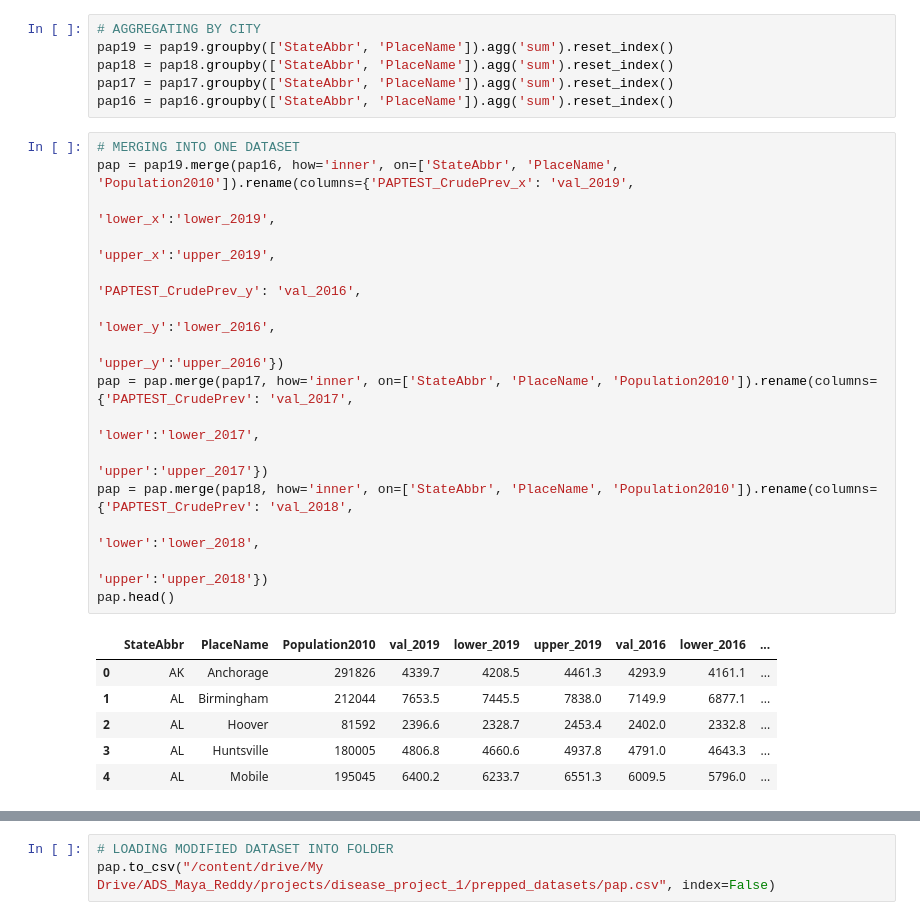
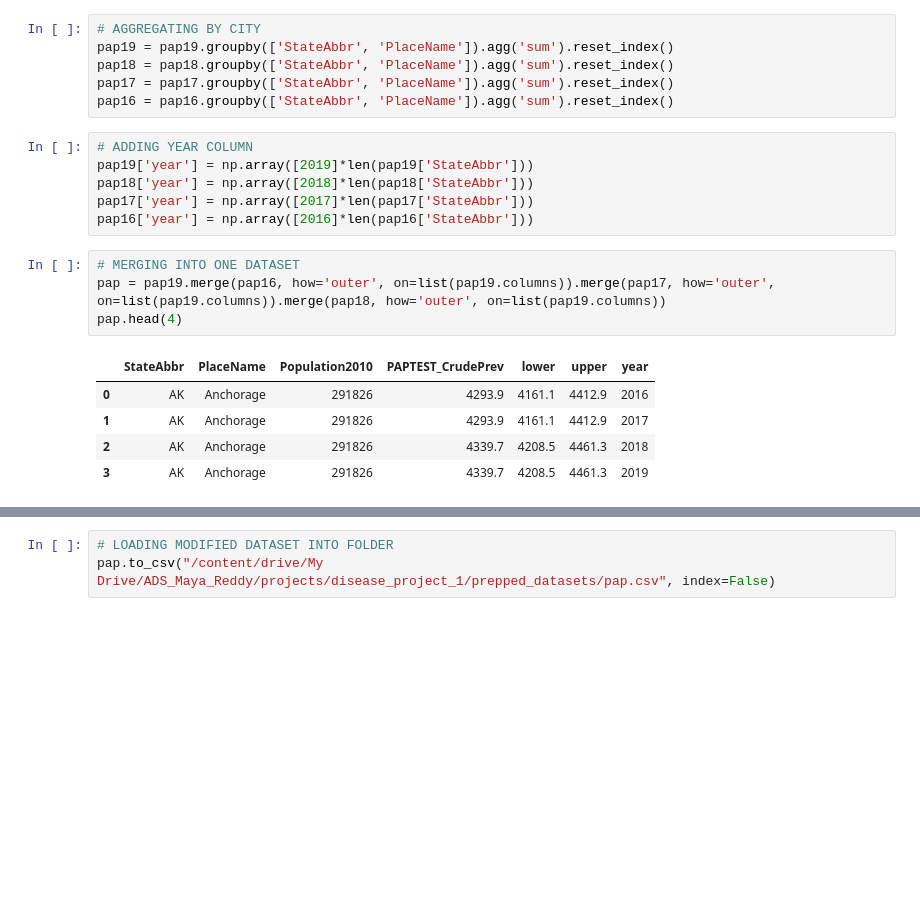
Before and after one commit to maya-papaya/ads1-cervical-cancer-analysis, a Jupyter notebook: Data Cleaning & Preprocessing (2).ipynb, the cells around one changed output, grey strips where cells are left out. Drawn from its saved outputs; the diff is of its cells as text; blank space fills up the shorter version.

```diff
--- a/Data Cleaning & Preprocessing (2).ipynb
+++ b/Data Cleaning & Preprocessing (2).ipynb
@@ -159,28 +159,22 @@ pap19 = pap19.groupby(['StateAbbr', 'PlaceName']).agg('sum').reset_index()
 pap18 = pap18.groupby(['StateAbbr', 'PlaceName']).agg('sum').reset_index()
 pap17 = pap17.groupby(['StateAbbr', 'PlaceName']).agg('sum').reset_index()
 pap16 = pap16.groupby(['StateAbbr', 'PlaceName']).agg('sum').reset_index()
+# %%
+# ADDING YEAR COLUMN
+pap19['year'] = np.array([2019]*len(pap19['StateAbbr']))
+pap18['year'] = np.array([2018]*len(pap18['StateAbbr']))
+pap17['year'] = np.array([2017]*len(pap17['StateAbbr']))
+pap16['year'] = np.array([2016]*len(pap16['StateAbbr']))
 # %%
 # MERGING INTO ONE DATASET
-pap = pap19.merge(pap16, how='inner', on=['StateAbbr', 'PlaceName', 'Population2010']).rename(columns={'PAPTEST_CrudePrev_x': 'val_2019',
-                                                                                              'lower_x':'lower_2019',
-                                                                                              'upper_x':'upper_2019',
-                                                                                              'PAPTEST_CrudePrev_y': 'val_2016',
-                                                                                              'lower_y':'lower_2016',
-                                                                                              'upper_y':'upper_2016'})
-pap = pap.merge(pap17, how='inner', on=['StateAbbr', 'PlaceName', 'Population2010']).rename(columns={'PAPTEST_CrudePrev': 'val_2017',
-                                                                                              'lower':'lower_2017',
-                                                                                              'upper':'upper_2017'})
-pap = pap.merge(pap18, how='inner', on=['StateAbbr', 'PlaceName', 'Population2010']).rename(columns={'PAPTEST_CrudePrev': 'val_2018',
-                                                                                              'lower':'lower_2018',
-                                                                                              'upper':'upper_2018'})
-pap.head()
+pap = pap19.merge(pap16, how='outer', on=list(pap19.columns)).merge(pap17, how='outer', on=list(pap19.columns)).merge(pap18, how='outer', on=list(pap19.columns))
+pap.head(4)
 # %% [output]
-|  | StateAbbr | PlaceName | Population2010 | val_2019 | lower_2019 | upper_2019 | val_2016 | lower_2016 | ... |
-| 0 | AK | Anchorage | 291826 | 4339.7 | 4208.5 | 4461.3 | 4293.9 | 4161.1 | ... |
-| 1 | AL | Birmingham | 212044 | 7653.5 | 7445.5 | 7838.0 | 7149.9 | 6877.1 | ... |
-| 2 | AL | Hoover | 81592 | 2396.6 | 2328.7 | 2453.4 | 2402.0 | 2332.8 | ... |
-| 3 | AL | Huntsville | 180005 | 4806.8 | 4660.6 | 4937.8 | 4791.0 | 4643.3 | ... |
-| 4 | AL | Mobile | 195045 | 6400.2 | 6233.7 | 6551.3 | 6009.5 | 5796.0 | ... |
+|  | StateAbbr | PlaceName | Population2010 | PAPTEST_CrudePrev | lower | upper | year |
+| 0 | AK | Anchorage | 291826 | 4293.9 | 4161.1 | 4412.9 | 2016 |
+| 1 | AK | Anchorage | 291826 | 4293.9 | 4161.1 | 4412.9 | 2017 |
+| 2 | AK | Anchorage | 291826 | 4339.7 | 4208.5 | 4461.3 | 2018 |
+| 3 | AK | Anchorage | 291826 | 4339.7 | 4208.5 | 4461.3 | 2019 |
 # %%
 # CHECKING DATATYPES
 pap.dtypes
```
Also changed, not shown: parts of 2 cells of this notebook.
